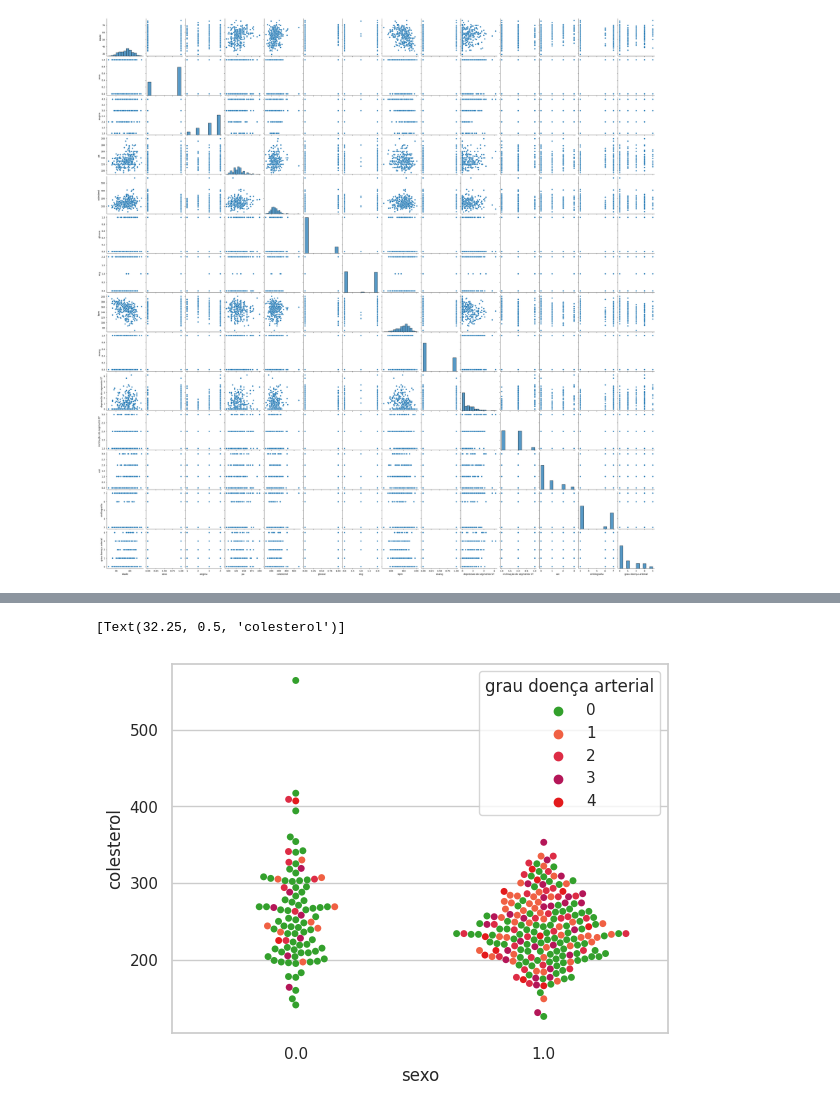
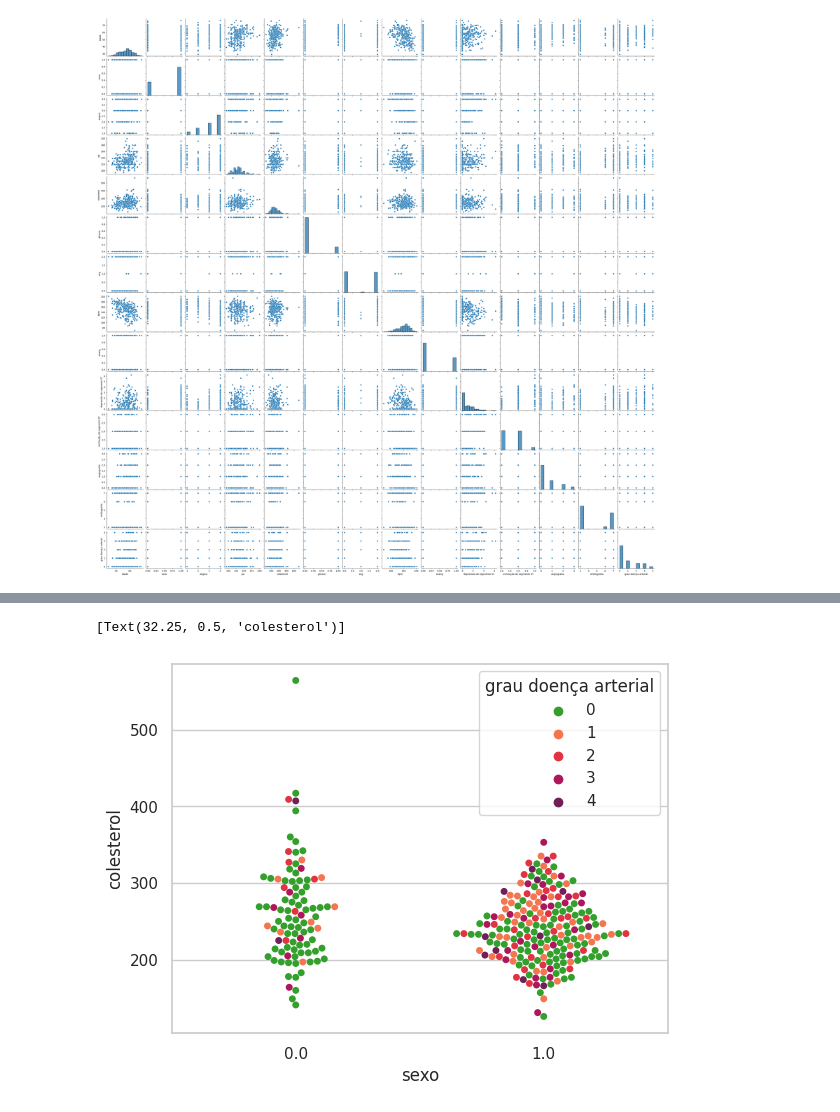
Before and after one commit to Z3Gu1/Notebooks, a Jupyter notebook: Coracao.ipynb, the cells around one changed output, grey strips where cells are left out. Saved outputs shown, nothing was run; the diff lists cells and outputs as text; code cells hidden in the pictures.

```diff
--- a/Coracao.ipynb
+++ b/Coracao.ipynb
@@ -87,7 +105,7 @@ Com o dataset carregado, iremos explorá-lo um pouco.
 # %%
 # Como o cabeçalho não está no arquivo, aqui preparamos os nomes das colunas para importar junto
 colunas = ['idade', 'sexo', 'angina', 'pa', 'colesterol', 'glicose', 'ecg', 'bpm', 'exang', 'depressão do segmento ST',  \
-           'inclinação do segmento ST', 'cat', 'cintilografia', 'grau doença arterial']
+           'inclinação do segmento ST', 'angiografia', 'cintilografia', 'grau doença arterial']
 
 # Carrega a variavel com o endereço do arquivo no github que contem o dataset
 filename = "https://raw.githubusercontent.com/Z3Gu1/Datasets/main/processed.cleveland.data.csv"
@@ -183,7 +201,7 @@ Nesse momento vejo que é importante converter os atributos que estão como obje
 Vou então apenas converte-los para numéricos e posteriormente na fase de tratamento de missings e limpeza farei um trabalho mais a fundo nesse ponto com esses e com os demais atributos.
 # %%
 # Convertendo os atributos para numericos
-heart_disease[["cat", "cintilografia"]] = heart_disease[["cat", "cintilografia"]].apply(pd.to_numeric, errors='coerce')
+heart_disease[["cintilografia", "angiografia"]] = heart_disease[["cintilografia", "angiografia"]].apply(pd.to_numeric, errors='coerce')
 # %%
 # Verificando novamente os tipos de dados das colunas
 heart_disease.dtypes
@@ -347,0 +383,12 @@ Por fim, no ultimo gráfico analisamos os resultados do eletrocardiograma em rep
+# %%
+
+# Histograma com a distribuição do atributo angiografia
+sns.set_style("white")
+sns.histplot(data=heart_disease, x="angiografia")
+plt.title('Numero de vasos observados na Angiografia', fontsize=15, fontweight="bold")
+plt.xticks(np.arange(0, 4, step=1))
+ax = plt.gca()
+ax.set_xlabel('')
+ax.set_ylabel('')
+
+plt.show()
@@ -396,19 +442,3 @@ sns.pairplot(heart_disease)
 # %% [output]
 <seaborn.axisgrid.PairGrid at 0x...>
 [figure]
-# %%
-# Scatter Plot com Seaborn - Variação 2
-# Definindo estilo e as paletas de cores que serão usadas
-sns.set(style="ticks", color_codes=True)
-palette1_colors = sns.color_palette("Paired")
-palette2_colors = sns.color_palette("rocket", 8)
-
-# Definindo as cores usadas e de qual paleta
-color_0 = palette1_colors[3]
-color_1 = palette2_colors[5]
-color_2 = palette2_colors[4]
-color_3 = palette2_colors[3]
-color_4 = palette1_colors[5]
-paleta_grau_doenca_arterial = [color_0, color_1, color_2, color_3, color_4]
-
-sns.pairplot(heart_disease_continuas, hue="grau doença arterial", palette=paleta_grau_doenca_arterial , height = 2.2)
@@ -433,15 +466,15 @@ sns.pairplot(heart_disease_continuas, hue="grau doença arterial", palette=palet
 # %%
 import seaborn as sns
 sns.set_theme(style="whitegrid", palette="muted")
 
 # Load the penguins dataset
 #df = sns.load_dataset("heart")
 
 # Draw a categorical scatterplot to show each observation
-ax = sns.swarmplot(data=heart_disease, x="sexo", y="colesterol", hue="grau doença arterial", palette=palette)
+ax = sns.swarmplot(data=heart_disease, x="sexo", y="colesterol", hue="grau doença arterial", palette=paleta_grau_doenca_arterial)
 ax.set(ylabel="colesterol")
 # %% [output]
 [Text(32.25, 0.5, 'colesterol')]
-[figure, old version]
+[figure, new version]
 # %%
 # Draw a categorical scatterplot to show each observation
```
Also changed, not shown: parts of 16 cells of this notebook.
